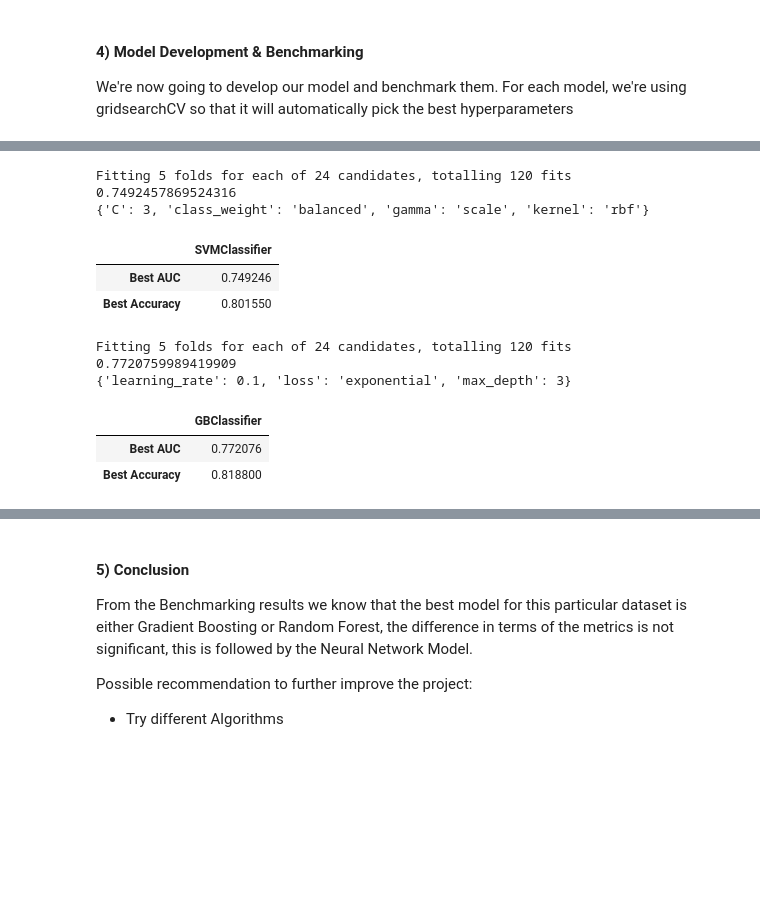
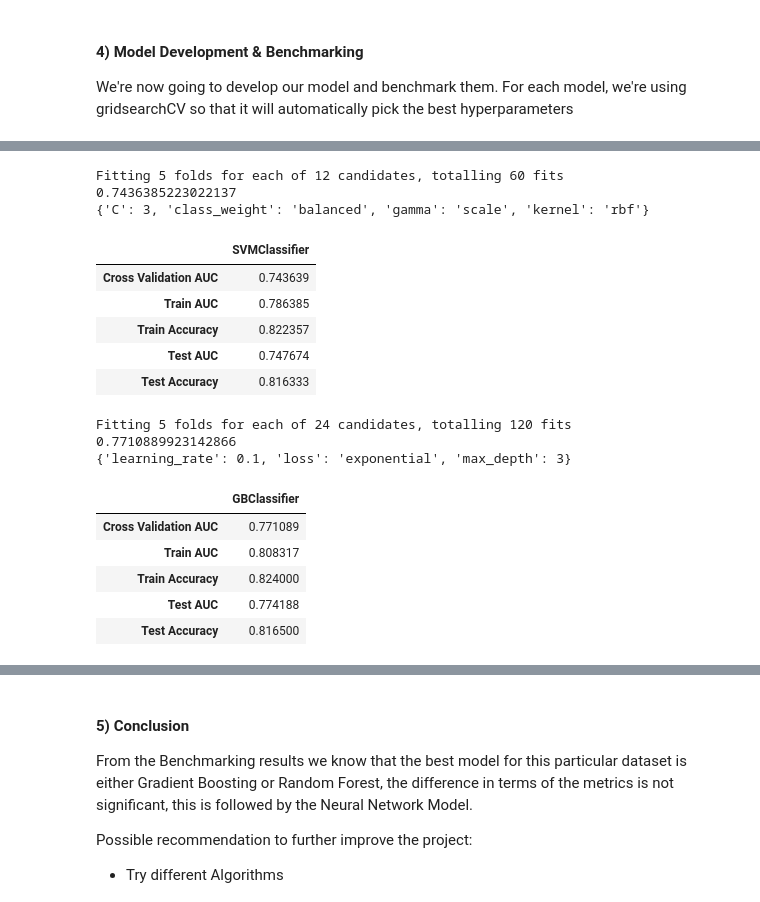
Before and after one commit to fajartria/SMLrepo, a Jupyter notebook: ML Benchmark - Credit Default Dataset.ipynb, the cells around one changed output, grey strips where cells are left out. Drawn from its saved outputs; the diff is of its cells as text; code cells hidden in the pictures; blank space fills up the shorter version.

```diff
--- a/ML Benchmark - Credit Default Dataset.ipynb
+++ b/ML Benchmark - Credit Default Dataset.ipynb
@@ -256,11 +352,14 @@ sgd_gs = GridSearchCV(
 )
 
 # Fitting our GridSearchCV Object
-sgd_gs.fit(X, y)
+sgd_gs.fit(X_train, y_train)
 
 # get results
 results = sgd_gs.cv_results_
 
+# get best Model
+best = sgd_gs.best_estimator_
+
 # print best results & parameter
 print(sgd_gs.best_score_)
 print(sgd_gs.best_params_)
@@ -287,7 +398,7 @@ knn = KNeighborsClassifier()
 scoring = {"AUC": "roc_auc", "Accuracy": make_scorer(accuracy_score)}
 
 param_knn = {
-    'n_neighbors': [3,5,7,9,11,13], # number of N
+    'n_neighbors': [3,5,7,9,11,13, 15], # number of N
     'weights': ['uniform', 'distance'], # equal weighting or distance weighting
     'p': [1,2] # Manhattan or Euclidean
 }
@@ -304,11 +415,14 @@ knn_gs = GridSearchCV(
 )
 
 # Fitting our GridSearchCV Object
-knn_gs.fit(X, y)
+knn_gs.fit(X_train, y_train)
 
 # get results
 results = knn_gs.cv_results_
 
+# get best Model
+best = knn_gs.best_estimator_
+
 # print best results & parameter
 print(knn_gs.best_score_)
 print(knn_gs.best_params_)
@@ -328,8 +454,10 @@ knn_res
 # %%
 # Our 3rd Model is Support Vector Classifier (SVM)
 from sklearn.svm import SVC
+from sklearn.calibration import CalibratedClassifierCV
 
-svc = SVC()
+svc = SVC(probability=True)
+
 
 # scoring criteria: AUC & Accuracy
 scoring = {"AUC": "roc_auc", "Accuracy": make_scorer(accuracy_score)}
@@ -337,7 +465,7 @@ scoring = {"AUC": "roc_auc", "Accuracy": make_scorer(accuracy_score)}
 param_svc = {
     'C':[1, 2, 3],
     'kernel':['linear', 'poly', 'rbf', 'sigmoid'],
-    'gamma':['scale', 'auto'],
+    'gamma':['scale'],
     'class_weight': ['balanced']
 }
 
@@ -353,27 +481,42 @@ svc_gs = GridSearchCV(
 )
 
 # Fitting our GridSearchCV Object
-svc_gs.fit(X, y)
+svc_gs.fit(X_train, y_train)
 
 # get results
 results = svc_gs.cv_results_
 
+# get best Model
+best = svc_gs.best_estimator_
+
 # print best results & parameter
 print(svc_gs.best_score_)
 print(svc_gs.best_params_)
 # %% [output]
-Fitting 5 folds for each of 24 candidates, totalling 120 fits
-0.7492457869524316
+Fitting 5 folds for each of 12 candidates, totalling 60 fits
+0.7436385223022137
 {'C': 3, 'class_weight': 'balanced', 'gamma': 'scale', 'kernel': 'rbf'}
+# %%
+# Now we apply the best model to make prediction on the test set
+from sklearn.metrics import accuracy_score
+from sklearn.metrics import roc_auc_score
+
+auc_test = roc_auc_score(y_test, best.predict_proba(X_test)[:, 1])
+acc_test = accuracy_score(y_test, np.argmax(best.predict_proba(X_test), axis = 1))
+auc_train = roc_auc_score(y_train, best.predict_proba(X_train)[:, 1])
+acc_train = accuracy_score(y_train, np.argmax(best.predict_proba(X_train), axis = 1))
 # %%
 # put result in a Dataframe
-d = {'SVMClassifier': [svc_gs.best_score_, pd.DataFrame(results)['mean_test_Accuracy'].max()]}
-svc_res = pd.DataFrame(data = d, index=["Best AUC", "Best Accuracy"])
+d = {'SVMClassifier': [svc_gs.best_score_, auc_train, acc_train, auc_test, acc_test]}
+svc_res = pd.DataFrame(data = d, index=["Cross Validation AUC", "Train AUC", "Train Accuracy", "Test AUC", "Test Accuracy"])
 svc_res
 # %% [output]
 |  | SVMClassifier |
-| Best AUC | 0.749246 |
-| Best Accuracy | 0.801550 |
+| Cross Validation AUC | 0.743639 |
+| Train AUC | 0.786385 |
+| Train Accuracy | 0.822357 |
+| Test AUC | 0.747674 |
+| Test Accuracy | 0.816333 |
 # %%
 # Our 4th Model is Gradient Boosting Classifier
 from sklearn.ensemble import GradientBoostingClassifier
@@ -401,15 +544,18 @@ gbc_gs = GridSearchCV(
 )
 
 # Fitting our GridSearchCV Object
-gbc_gs.fit(X, y)
+gbc_gs.fit(X_train, y_train)
 
 # get results
 results = gbc_gs.cv_results_
 
+# get best Model
+best = gbc_gs.best_estimator_
+
 # print best results & parameter
 print(gbc_gs.best_score_)
 print(gbc_gs.best_params_)
 # %% [output]
 Fitting 5 folds for each of 24 candidates, totalling 120 fits
-0.7720759989419909
+0.7710889923142866
 {'learning_rate': 0.1, 'loss': 'exponential', 'max_depth': 3}
@@ -416,12 +571,15 @@ Fitting 5 folds for each of 24 candidates, totalling 120 fits
 # %%
 # put result in a Dataframe
-d = {'GBClassifier': [gbc_gs.best_score_, pd.DataFrame(results)['mean_test_Accuracy'].max()]}
-gbc_res = pd.DataFrame(data = d, index=["Best AUC", "Best Accuracy"])
+d = {'GBClassifier': [gbc_gs.best_score_, auc_train, acc_train, auc_test, acc_test]}
+gbc_res = pd.DataFrame(data = d, index=["Cross Validation AUC", "Train AUC", "Train Accuracy", "Test AUC", "Test Accuracy"])
 gbc_res
 # %% [output]
 |  | GBClassifier |
-| Best AUC | 0.772076 |
-| Best Accuracy | 0.818800 |
+| Cross Validation AUC | 0.771089 |
+| Train AUC | 0.808317 |
+| Train Accuracy | 0.824000 |
+| Test AUC | 0.774188 |
+| Test Accuracy | 0.816500 |
 # %%
 # our 5th model is Neural Network (MLPclassifier)
 from sklearn.neural_network import MLPClassifier
```
Also changed, not shown: parts of 36 cells of this notebook, 1 other file.
